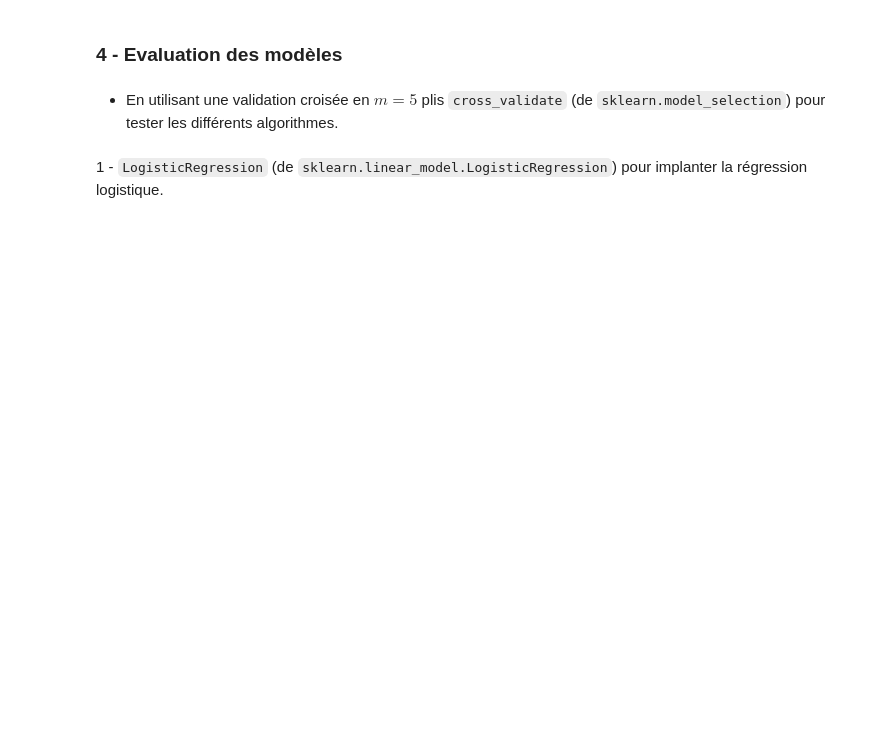
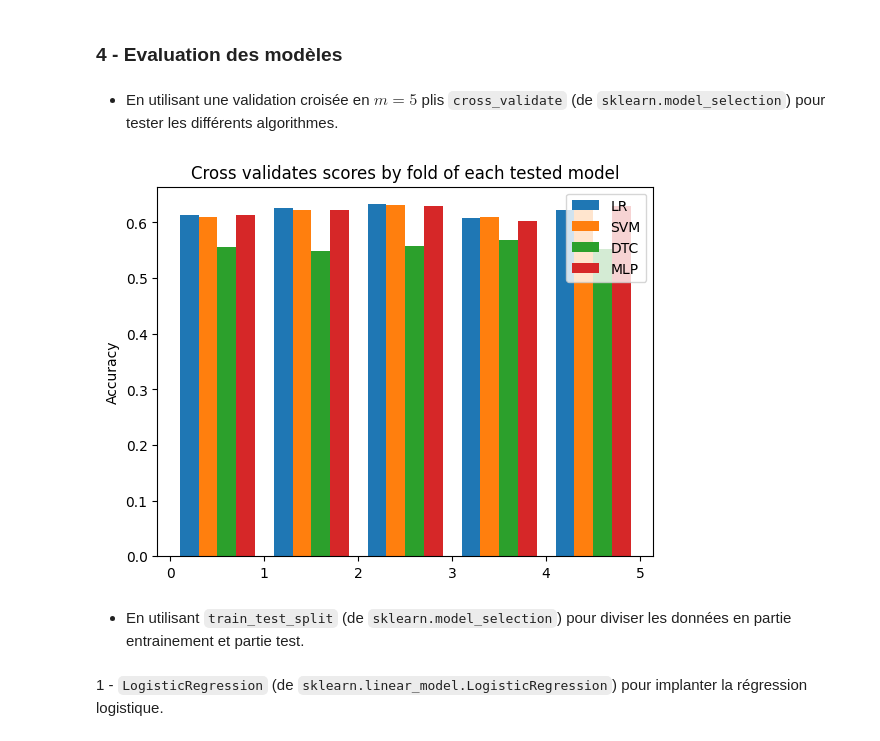
Before and after one commit to guicag/chess_ml, a Jupyter notebook: exploration.ipynb, the cells around one changed output. Cells and saved outputs as stored; diff of their text form; code cells hidden in the pictures; blank space fills up the shorter version.

```diff
--- a/exploration.ipynb
+++ b/exploration.ipynb
@@ -491,6 +512,8 @@ scoring = ['neg_mean_squared_error', 'accuracy']
 # entrainement du modele
 cv_results = cross_validate(model_logistic_regression, X, y, cv=m_fold, scoring=scoring)
 
+accuracy_cv_results_LR = cv_results['test_accuracy']
+
 print(cv_results['test_accuracy']) # affiche la précision pour chaque plis
 print("Accuracy of Model with Cross Validation is:", cv_results['test_accuracy'].mean(), "\n") # affiche la moyenne de précison
 
@@ -516,6 +539,8 @@ scoring = ['neg_mean_squared_error', 'accuracy']
 # entrainement du modele
 cv_results = cross_validate(model_SVC, X, y, cv=m_fold, scoring=scoring)
 
+accuracy_cv_results_SVM = cv_results['test_accuracy']
+
 print(cv_results['test_accuracy']) # affiche la précision pour chaque plis
 print("Accuracy of Model with Cross Validation is:", cv_results['test_accuracy'].mean(), "\n") # affiche la moyenne de précison
 
@@ -541,6 +566,8 @@ scoring = ['neg_mean_squared_error', 'accuracy']
 # entrainement du modele
 cv_results = cross_validate(model_decision_tree_classifier, X, y, cv=m_fold, scoring=scoring)
 
+accuracy_cv_results_DT = cv_results['test_accuracy']
+
 print(cv_results['test_accuracy']) # affiche la précision pour chaque plis
 print("Accuracy of Model with Cross Validation is:", cv_results['test_accuracy'].mean(), "\n") # affiche la moyenne de précison
 
@@ -563,7 +590,8 @@ scoring = ['neg_mean_squared_error', 'accuracy']
 
 # entrainement du modele
 cv_results = cross_validate(model_MLP, X, y, cv=m_fold, scoring=scoring)
-sorted(cv_results)
+
+accuracy_cv_results_MLP = cv_results['test_accuracy']
 
 print(cv_results['test_accuracy']) # affiche la précision pour chaque plis
 print("Accuracy of Model with Cross Validation is:", cv_results['test_accuracy'].mean(), "\n") # affiche la moyenne de précison
@@ -584,0 +611,26 @@ Negative MSE of Model with Cross Validation is: -0.4467966573816156
+# %%
+# faire un graphique avec les différentes accuracy de chaque modèle pour chaque plis
+
+labels = ['plis1', 'plis2', 'plis3', 'plis4', 'plis5']
+
+x = np.arange(len(labels))  # the label locations
+
+width = 0.2 # the width of the bars
+
+fig, ax = plt.subplots()
+
+rectLR =  ax.bar(x+0.2, accuracy_cv_results_LR,  width, label='LR')
+rectSVM = ax.bar(x+0.4, accuracy_cv_results_SVM, width, label='SVM')
+rectDTC = ax.bar(x+0.6, accuracy_cv_results_DT, width, label='DTC')
+rectMLP = ax.bar(x+0.8, accuracy_cv_results_MLP, width, label='MLP')
+
+ax.set_ylabel('Accuracy')
+ax.set_title('Cross validates scores by fold of each tested model')
+#ax.set_xticks(x, labels)
+ax.legend()
+
+plt.show()
+# %% [output]
+[figure, added]
+# %% [markdown]
+- En utilisant `train_test_split` (de `sklearn.model_selection`) pour diviser les données en partie entrainement et partie test.
```
Also changed, not shown: parts of 16 cells of this notebook.
